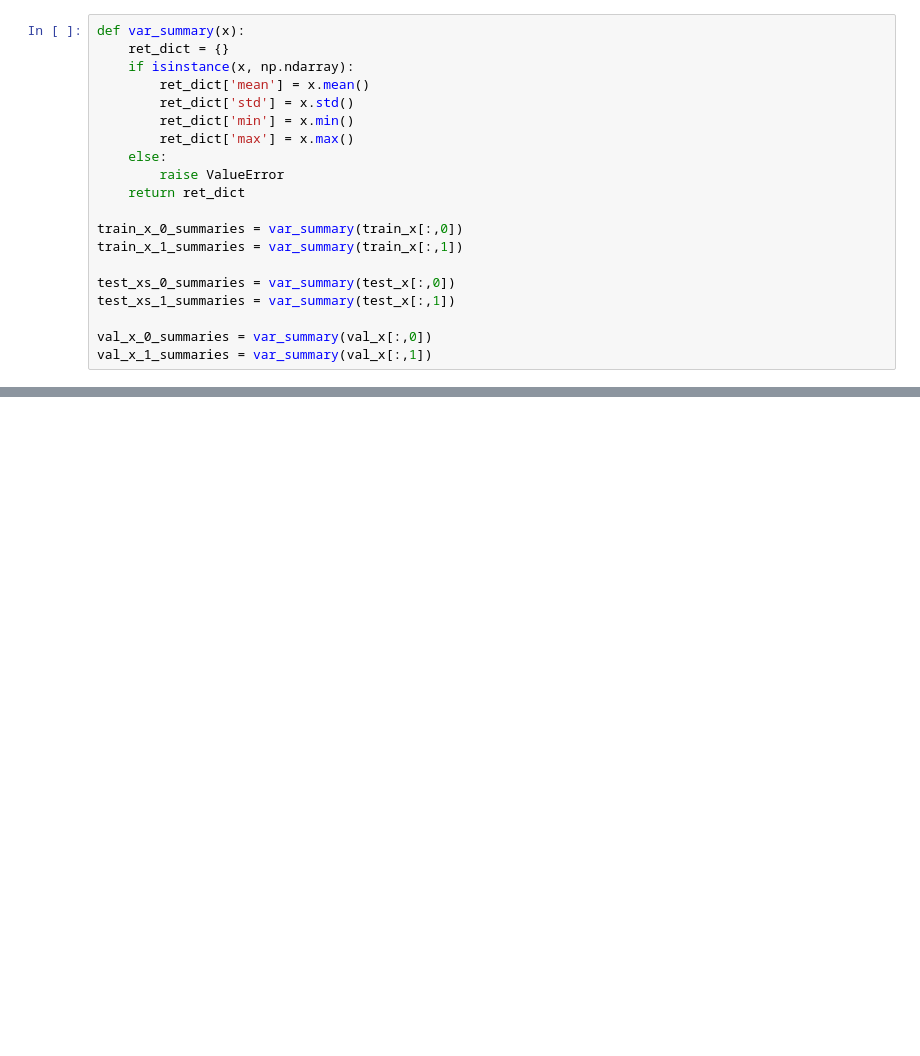
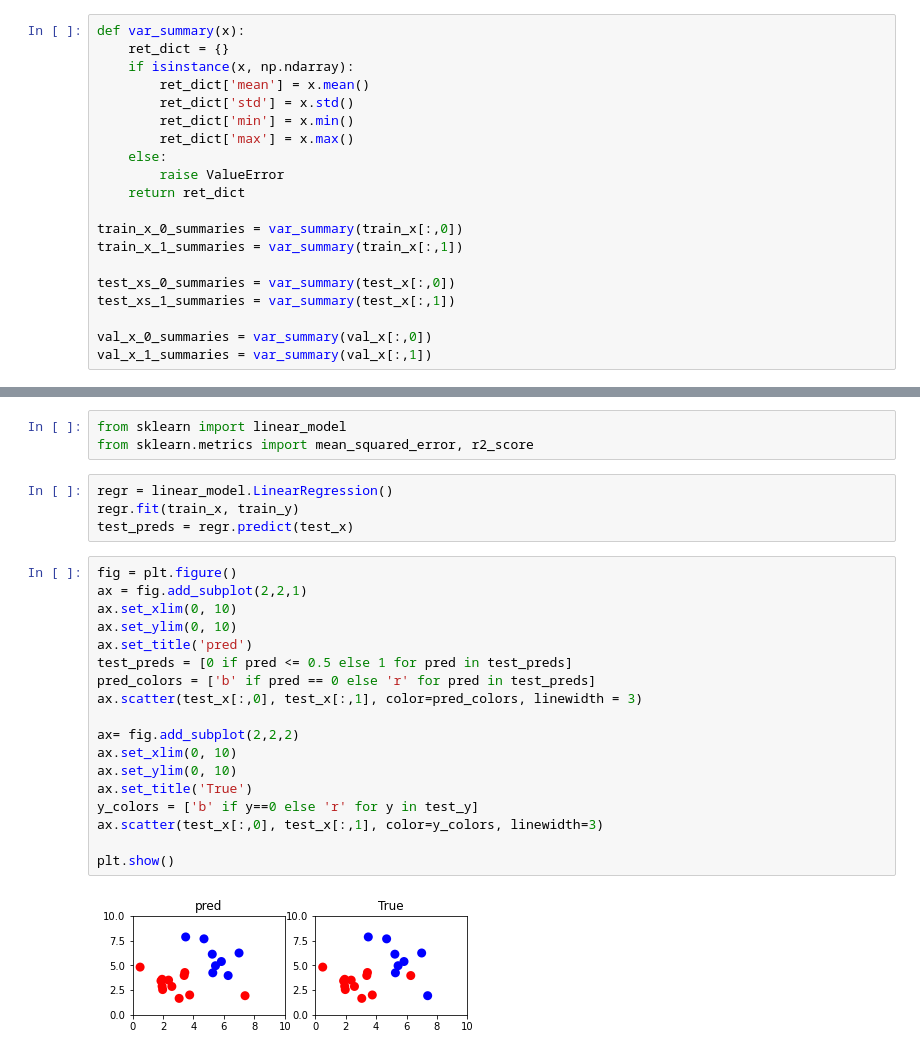
Before and after one commit to taeminHan/Deep-Learning-Study, a Jupyter notebook: 전공수업/암예측.ipynb, the cells around one changed output, grey strips where cells are left out. Saved outputs shown, nothing was run; the diff lists cells and outputs as text; blank space fills up the shorter version.

```diff
--- a/전공수업/암예측.ipynb
+++ b/전공수업/암예측.ipynb
@@ -198,0 +199,27 @@ plt.show()
+# %%
+from sklearn import linear_model
+from sklearn.metrics import mean_squared_error, r2_score
+# %%
+regr = linear_model.LinearRegression()
+regr.fit(train_x, train_y)
+test_preds = regr.predict(test_x)
+# %%
+fig = plt.figure()
+ax = fig.add_subplot(2,2,1)
+ax.set_xlim(0, 10)
+ax.set_ylim(0, 10)
+ax.set_title('pred')
+test_preds = [0 if pred <= 0.5 else 1 for pred in test_preds]
+pred_colors = ['b' if pred == 0 else 'r' for pred in test_preds]
+ax.scatter(test_x[:,0], test_x[:,1], color=pred_colors, linewidth = 3)
+
+ax= fig.add_subplot(2,2,2)
+ax.set_xlim(0, 10)
+ax.set_ylim(0, 10)
+ax.set_title('True')
+y_colors = ['b' if y==0 else 'r' for y in test_y]
+ax.scatter(test_x[:,0], test_x[:,1], color=y_colors, linewidth=3)
+
+plt.show()
+# %% [output]
+[figure, added]
```
Also changed, not shown: parts of 5 cells of this notebook.
